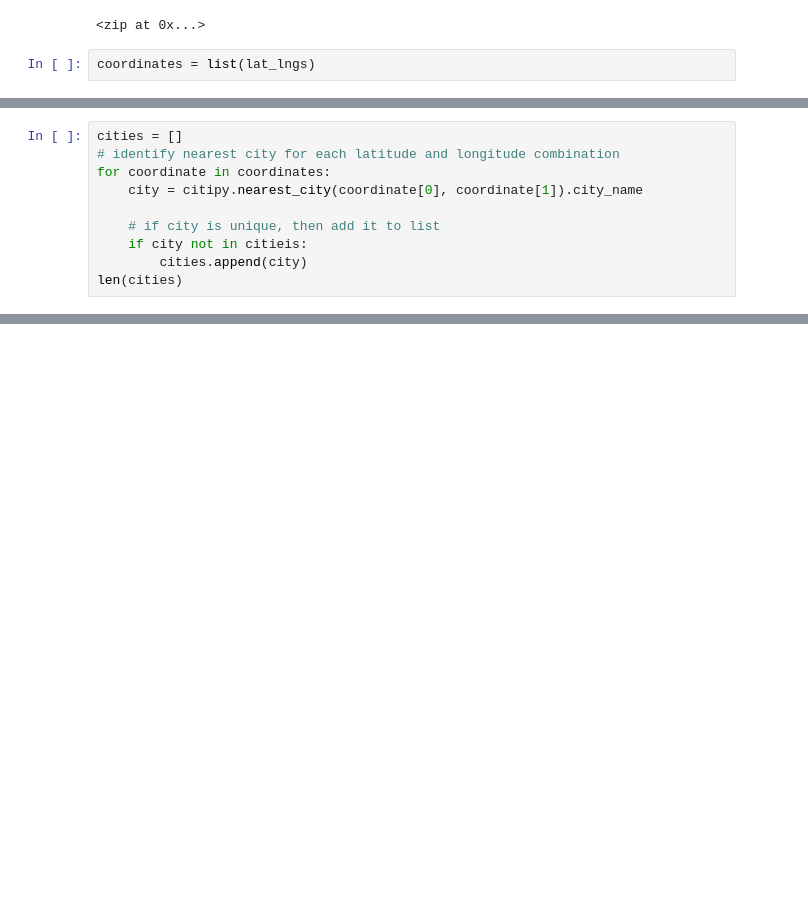
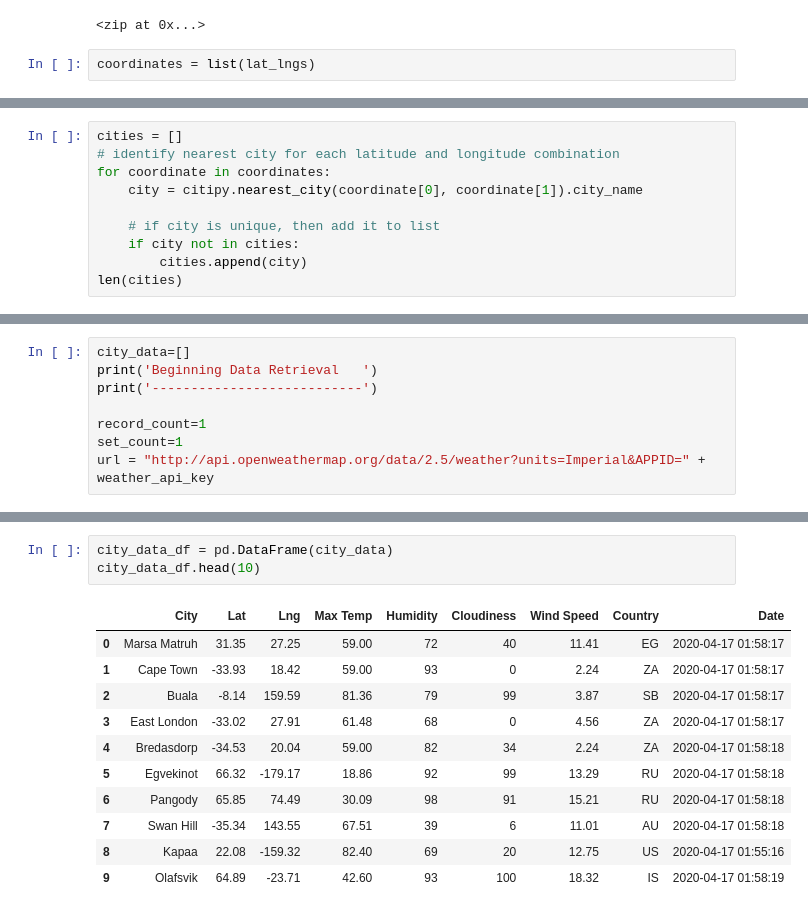
Before and after one commit to misterfoxy/World_Weather_Analysis, a Jupyter notebook: WeatherCity.ipynb, the cells around one changed output, grey strips where cells are left out. Drawn from its saved outputs; the diff is of its cells as text; blank space fills up the shorter version.

```diff
--- a/WeatherCity.ipynb
+++ b/WeatherCity.ipynb
@@ -40,7 +23,7 @@ for coordinate in coordinates:
     city = citipy.nearest_city(coordinate[0], coordinate[1]).city_name
 
     # if city is unique, then add it to list
-    if city not in citieis:
+    if city not in cities:
         cities.append(city)
 len(cities)
 # %% [output]
@@ -49,0 +44,8 @@ pd.
+# %%
+city_data=[]
+print('Beginning Data Retrieval   ')
+print('---------------------------')
+
+record_count=1
+set_count=1
+url = "http://api.openweathermap.org/data/2.5/weather?units=Imperial&APPID=" + weather_api_key
@@ -49,0 +118,15 @@ pd.
+# %%
+city_data_df = pd.DataFrame(city_data)
+city_data_df.head(10)
+# %% [output]
+|  | City | Lat | Lng | Max Temp | Humidity | Cloudiness | Wind Speed | Country | Date |
+| 0 | Marsa Matruh | 31.35 | 27.25 | 59.00 | 72 | 40 | 11.41 | EG | 2020-04-17 01:58:17 |
+| 1 | Cape Town | -33.93 | 18.42 | 59.00 | 93 | 0 | 2.24 | ZA | 2020-04-17 01:58:17 |
+| 2 | Buala | -8.14 | 159.59 | 81.36 | 79 | 99 | 3.87 | SB | 2020-04-17 01:58:17 |
+| 3 | East London | -33.02 | 27.91 | 61.48 | 68 | 0 | 4.56 | ZA | 2020-04-17 01:58:17 |
+| 4 | Bredasdorp | -34.53 | 20.04 | 59.00 | 82 | 34 | 2.24 | ZA | 2020-04-17 01:58:18 |
+| 5 | Egvekinot | 66.32 | -179.17 | 18.86 | 92 | 99 | 13.29 | RU | 2020-04-17 01:58:18 |
+| 6 | Pangody | 65.85 | 74.49 | 30.09 | 98 | 91 | 15.21 | RU | 2020-04-17 01:58:18 |
+| 7 | Swan Hill | -35.34 | 143.55 | 67.51 | 39 | 6 | 11.01 | AU | 2020-04-17 01:58:18 |
+| 8 | Kapaa | 22.08 | -159.32 | 82.40 | 69 | 20 | 12.75 | US | 2020-04-17 01:55:16 |
+| 9 | Olafsvik | 64.89 | -23.71 | 42.60 | 93 | 100 | 18.32 | IS | 2020-04-17 01:58:19 |
```
Also changed, not shown: parts of 8 cells of this notebook, 1 other file.
